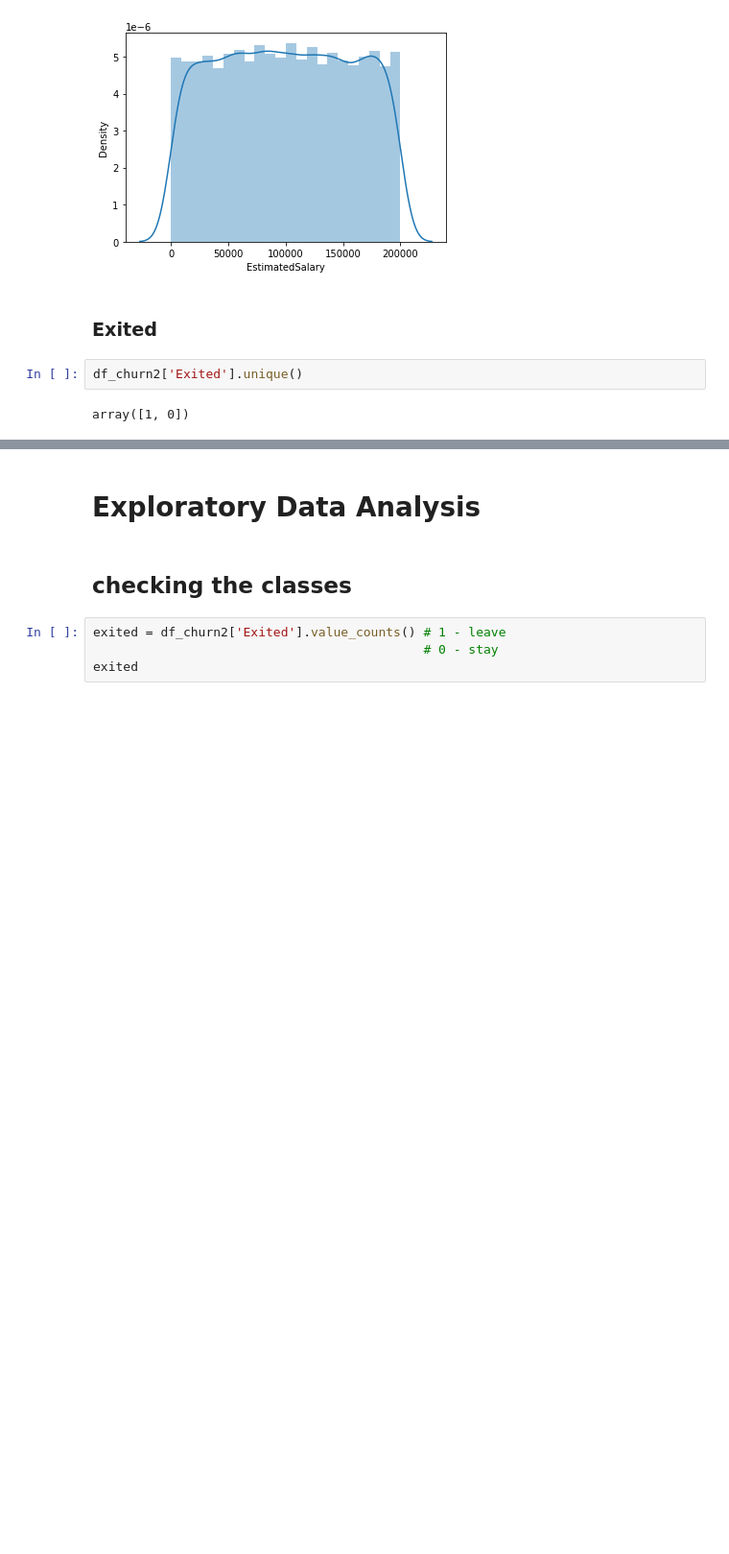
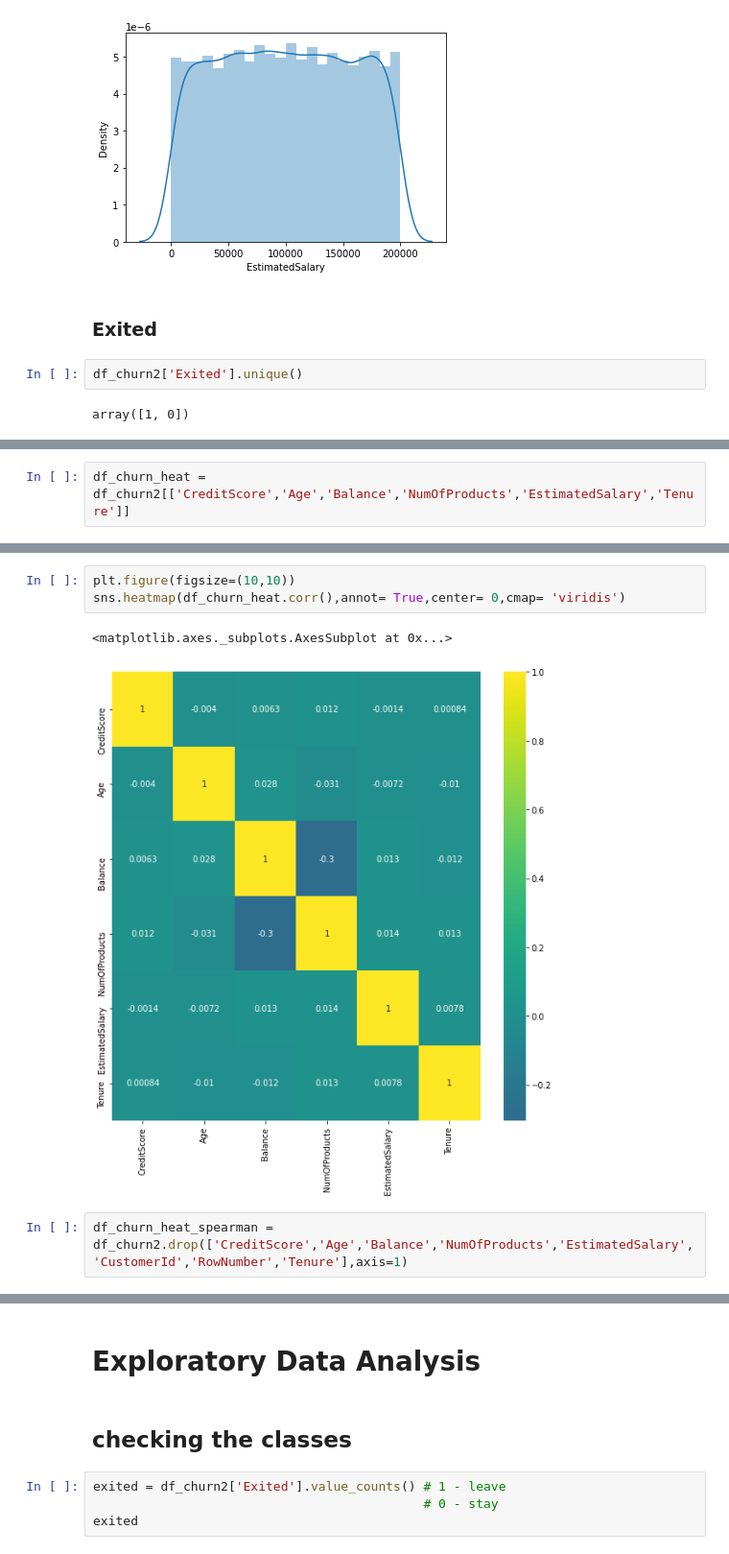
Before and after one commit to bezerraluis/Churn--Project, a Jupyter notebook: Churn.ipynb, the cells around one changed output, grey strips where cells are left out. Shown at 96% size. Saved outputs shown, nothing was run; the diff lists cells and outputs as text; blank space fills up the shorter version.

```diff
--- a/Churn.ipynb
+++ b/Churn.ipynb
@@ -395,0 +409,2 @@ array([1, 0])
+# %%
+df_churn_heat = df_churn2[['CreditScore','Age','Balance','NumOfProducts','EstimatedSalary','Tenure']]
@@ -395,0 +420,8 @@ array([1, 0])
+# %%
+plt.figure(figsize=(10,10))
+sns.heatmap(df_churn_heat.corr(),annot= True,center= 0,cmap= 'viridis')
+# %% [output]
+<matplotlib.axes._subplots.AxesSubplot at 0x...>
+[figure, added]
+# %%
+df_churn_heat_spearman = df_churn2.drop(['CreditScore','Age','Balance','NumOfProducts','EstimatedSalary','CustomerId','RowNumber','Tenure'],axis=1)
```
Also changed, not shown: parts of 168 cells of this notebook.
